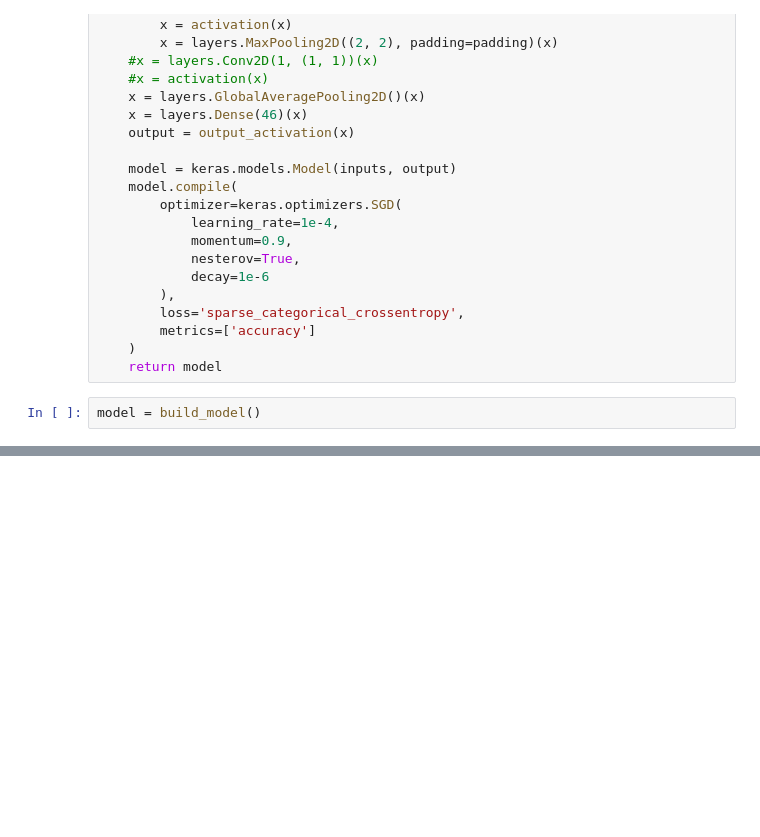
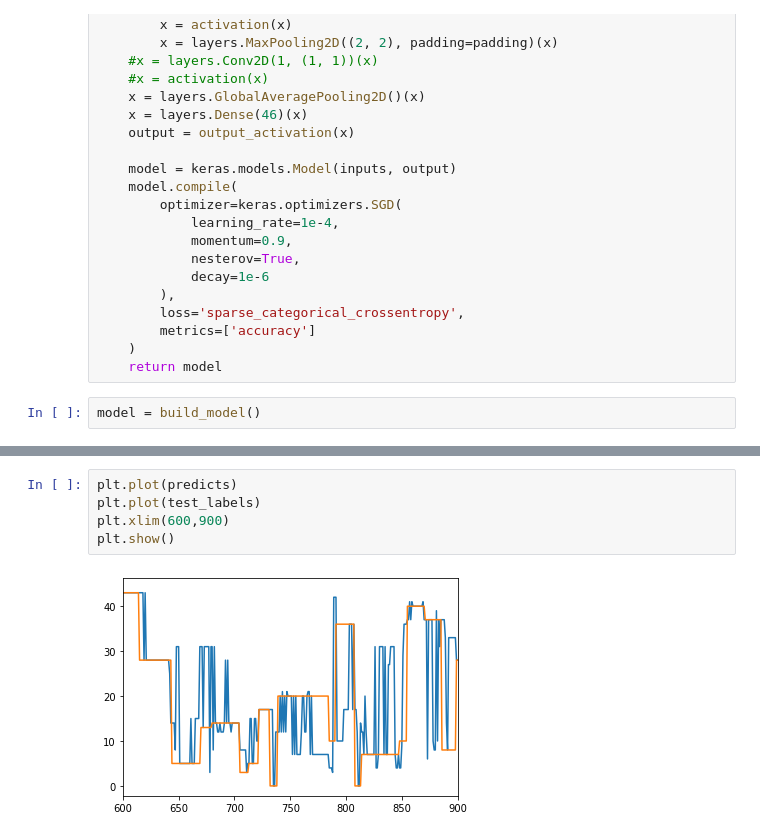
Before and after one commit to AmitPr/2019-notebooks, a Jupyter notebook: Action Recognition/Training Action Recognition.ipynb, the cells around one changed output, grey strips where cells are left out. Drawn from its saved outputs; the diff is of its cells as text; blank space fills up the shorter version.

```diff
--- a/Action Recognition/Training Action Recognition.ipynb
+++ b/Action Recognition/Training Action Recognition.ipynb
@@ -111,0 +138,7 @@ model.evaluate(test_data,test_labels)
+# %%
+plt.plot(predicts)
+plt.plot(test_labels)
+plt.xlim(600,900)
+plt.show()
+# %% [output]
+[figure, added]
```
Also changed, not shown: parts of 8 cells of this notebook, 2 other files.
